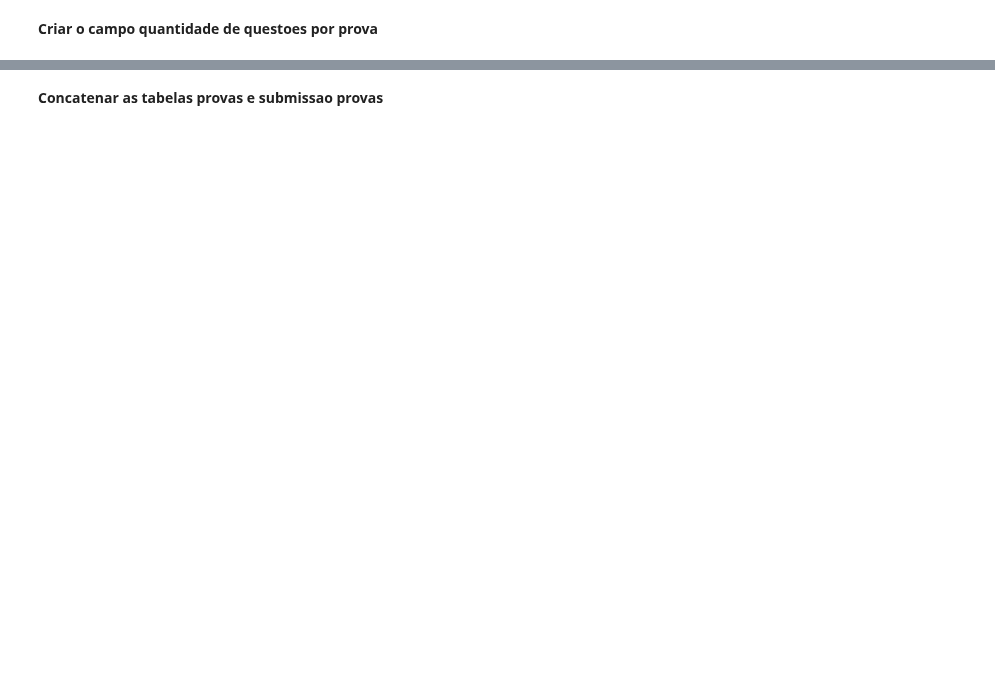
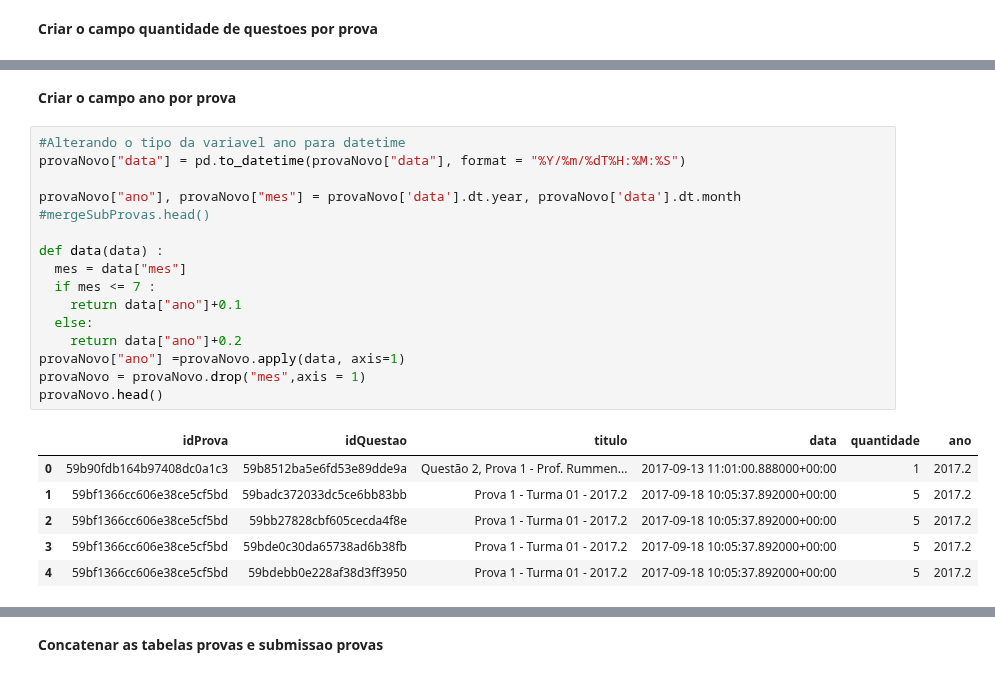
Before and after one commit to repitta/CienciaDeDadosEducacionais, a Jupyter notebook: LOP.ipynb, the cells around one changed output, grey strips where cells are left out. Saved outputs shown, nothing was run; the diff lists cells and outputs as text; blank space fills up the shorter version.

```diff
--- a/LOP.ipynb
+++ b/LOP.ipynb
@@ -454,0 +722,25 @@ print(provaNovo.info())
+# %% [markdown]
+**Criar o campo ano por prova**
+# %%
+#Alterando o tipo da variavel ano para datetime
+provaNovo["data"] = pd.to_datetime(provaNovo["data"], format = "%Y/%m/%dT%H:%M:%S")
+
+provaNovo["ano"], provaNovo["mes"] = provaNovo['data'].dt.year, provaNovo['data'].dt.month
+#mergeSubProvas.head()
+
+def data(data) :
+  mes = data["mes"]
+  if mes <= 7 :
+    return data["ano"]+0.1
+  else:
+    return data["ano"]+0.2
+provaNovo["ano"] =provaNovo.apply(data, axis=1)
+provaNovo = provaNovo.drop("mes",axis = 1)
+provaNovo.head()
+# %% [output]
+|  | idProva | idQuestao | titulo | data | quantidade | ano |
+| 0 | 59b90fdb164b97408dc0a1c3 | 59b8512ba5e6fd53e89dde9a | Questão 2, Prova 1 - Prof. Rummen... | 2017-09-13 11:01:00.888000+00:00 | 1 | 2017.2 |
+| 1 | 59bf1366cc606e38ce5cf5bd | 59badc372033dc5ce6bb83bb | Prova 1 - Turma 01 - 2017.2 | 2017-09-18 10:05:37.892000+00:00 | 5 | 2017.2 |
+| 2 | 59bf1366cc606e38ce5cf5bd | 59bb27828cbf605cecda4f8e | Prova 1 - Turma 01 - 2017.2 | 2017-09-18 10:05:37.892000+00:00 | 5 | 2017.2 |
+| 3 | 59bf1366cc606e38ce5cf5bd | 59bde0c30da65738ad6b38fb | Prova 1 - Turma 01 - 2017.2 | 2017-09-18 10:05:37.892000+00:00 | 5 | 2017.2 |
+| 4 | 59bf1366cc606e38ce5cf5bd | 59bdebb0e228af38d3ff3950 | Prova 1 - Turma 01 - 2017.2 | 2017-09-18 10:05:37.892000+00:00 | 5 | 2017.2 |
```
Also changed, not shown: parts of 43 cells of this notebook.
